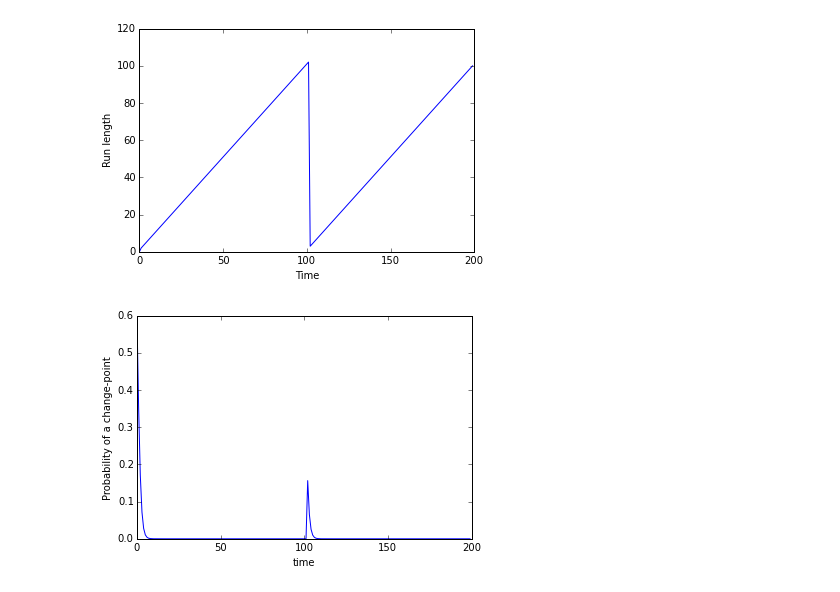
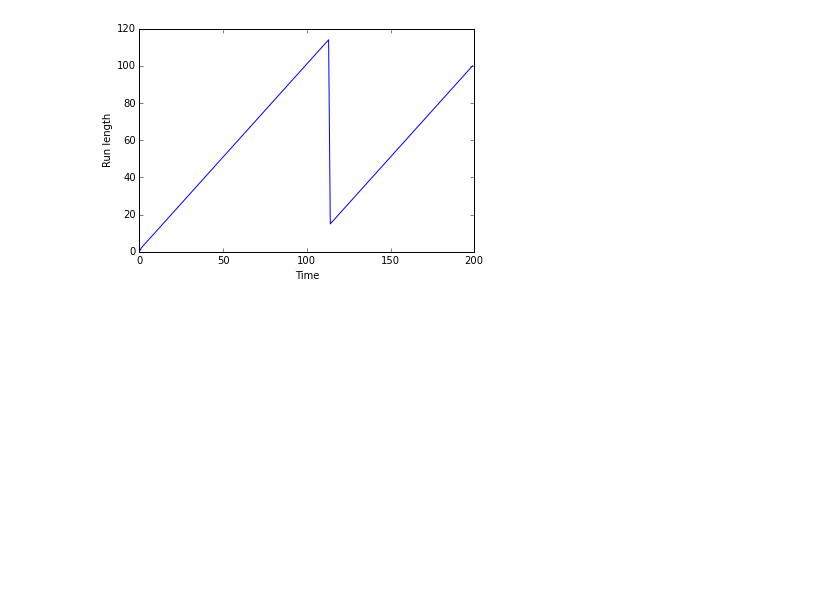
Before and after one commit to concord/ml, a Jupyter notebook: notebooks/Bayesian Changepoint Detection.ipynb, the cells around one changed output. Drawn from its saved outputs; the diff is of its cells as text; code cells hidden in the pictures; blank space fills up the shorter version.

```diff
--- a/notebooks/Bayesian Changepoint Detection.ipynb
+++ b/notebooks/Bayesian Changepoint Detection.ipynb
@@ -114,23 +10,18 @@ class StudentT(object):
+# %%
+def hazard(p):
+    def geometric(t):
+        return p * (1 - p) ** t
+    return geometric
 # %%
-# Run Detection on Gaussian Distribution
+from bcd import offline_changepoint_detection
+from bcd.distributions import Gaussian
+
 data = [0] * 100 + [1] * 100
-
-
-def hazard(t):
-    # given run length, return Pr(run is over)
-    p = 0.6
-    return p * (1-p) ** t
-
-Pr = changepoint_detection(data, hazard, Gaussian(0.1, 0.1, 0, 1))
+Pr = offline_changepoint_detection(data, hazard(0.6), Gaussian(0.1, 0.1, 0, 1))
 
 plt.plot([Pr[:, t].argmax() for t in range(len(data))])
 plt.xlabel("Time")
 plt.ylabel("Run length")
 plt.show()
-
-plt.plot([Pr[0, t] for t in range(len(data))])
-plt.xlabel("time")
-plt.ylabel("Probability of a change-point")
-plt.show()
 # %% [output]
 [figure]
@@ -138,25 +28,14 @@ plt.show()
 # %%
-data = [0] * 100 + [1] * 100
+from bcd import BayesianChangepointDetection
+from bcd.distributions import StudentT
 
-
-def hazard(t):
-    # given run length, return Pr(run is over)
-    p = 0.6
-    return p * (1-p) ** t
-
-detector = BayesianChangepointDetection(hazard, Gaussian(0.1, 0.1, 0, 1))
+detector = BayesianChangepointDetection(hazard(0.6), StudentT(0.1, 0.1, 1, 1))
 
 Pr = [detector.step(x) for x in data]
 
 plt.plot([pr.argmax() for pr in Pr])
 plt.xlabel("Time")
 plt.ylabel("Run length")
 plt.show()
-
-plt.plot([pr[0] for pr in Pr])
-plt.xlabel("time")
-plt.ylabel("Probability of a change-point")
-plt.show()
 # %% [output]
-[figure, old version]
+[figure, new version]
-[figure, removed]
```
Also changed, not shown: parts of 10 cells of this notebook, 3 other files.
